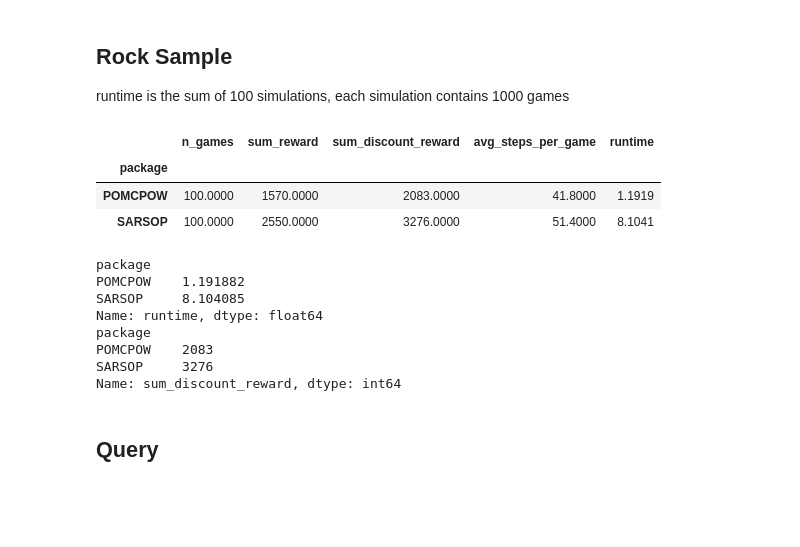
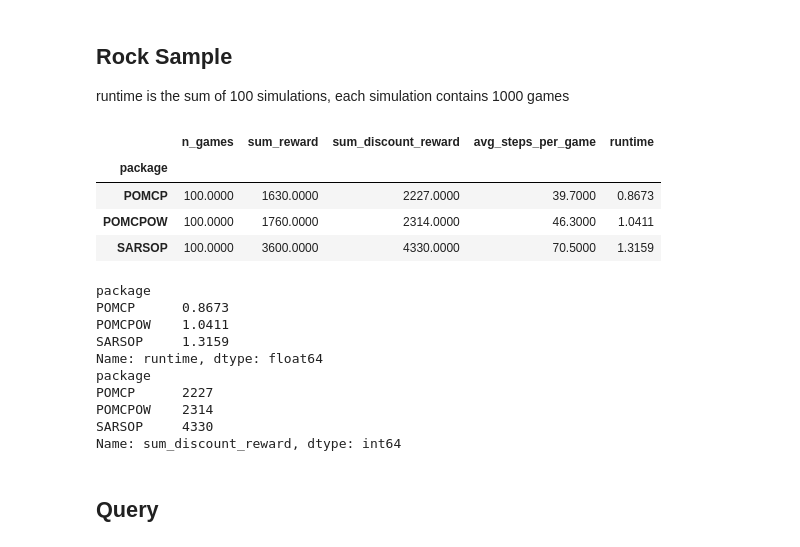
Before and after one commit to aliceyshu/8010_project, a Jupyter notebook: results/summary_results.ipynb, the cells around one changed output. Saved outputs shown, nothing was run; the diff lists cells and outputs as text; code cells hidden in the pictures; blank space fills up the shorter version.

```diff
--- a/results/summary_results.ipynb
+++ b/results/summary_results.ipynb
@@ -118,22 +118,23 @@ runtime is the sum of 100 simulations, each simulation contains 1000 games
 # %%
 df = pd.read_table("rockSampleProblem.csv",sep=',')
 
 cm = sns.light_palette("orange", as_cmap=True)
-df2 = df.groupby(["package"]).sum()
+df2 = df.groupby(["package"]).sum().round(4)
 df2 = df2[[i for i in df2.columns if i not in ['id']]]
 df2.style.format('{:.4f}').background_gradient(cmap=cm).apply(
     lambda col: ['font-weight:bold'
                  if ((x==col.max() and col.name in [
                      "num_correct_door","sum_reward","sum_discount_reward"
                      ])
                      or (x==col.min() and col.name in ["num_wrong_door","avg_steps","runtime"]))
                  else ''
                  for x in col])
 # %% [output]
 |  | n_games | sum_reward | sum_discount_reward | avg_steps_per_game | runtime |
 | package |  |  |  |  |  |
-| POMCPOW | 100.0000 | 1570.0000 | 2083.0000 | 41.8000 | 1.1919 |
-| SARSOP | 100.0000 | 2550.0000 | 3276.0000 | 51.4000 | 8.1041 |
+| POMCP | 100.0000 | 1630.0000 | 2227.0000 | 39.7000 | 0.8673 |
+| POMCPOW | 100.0000 | 1760.0000 | 2314.0000 | 46.3000 | 1.0411 |
+| SARSOP | 100.0000 | 3600.0000 | 4330.0000 | 70.5000 | 1.3159 |
 # %%
 rock_runtime = df2["runtime"]
 print(rock_runtime)
@@ -142,12 +143,14 @@ rock_sum_discounted = df2["sum_discount_reward"]
 print(rock_sum_discounted)
 # %% [output]
 package
-POMCPOW    1.191882
-SARSOP     8.104085
+POMCP      0.8673
+POMCPOW    1.0411
+SARSOP     1.3159
 Name: runtime, dtype: float64
 package
-POMCPOW    2083
-SARSOP     3276
+POMCP      2227
+POMCPOW    2314
+SARSOP     4330
 Name: sum_discount_reward, dtype: int64
 # %% [markdown]
 ## Query
```
Also changed, not shown: parts of 13 cells of this notebook, 7 other files.
